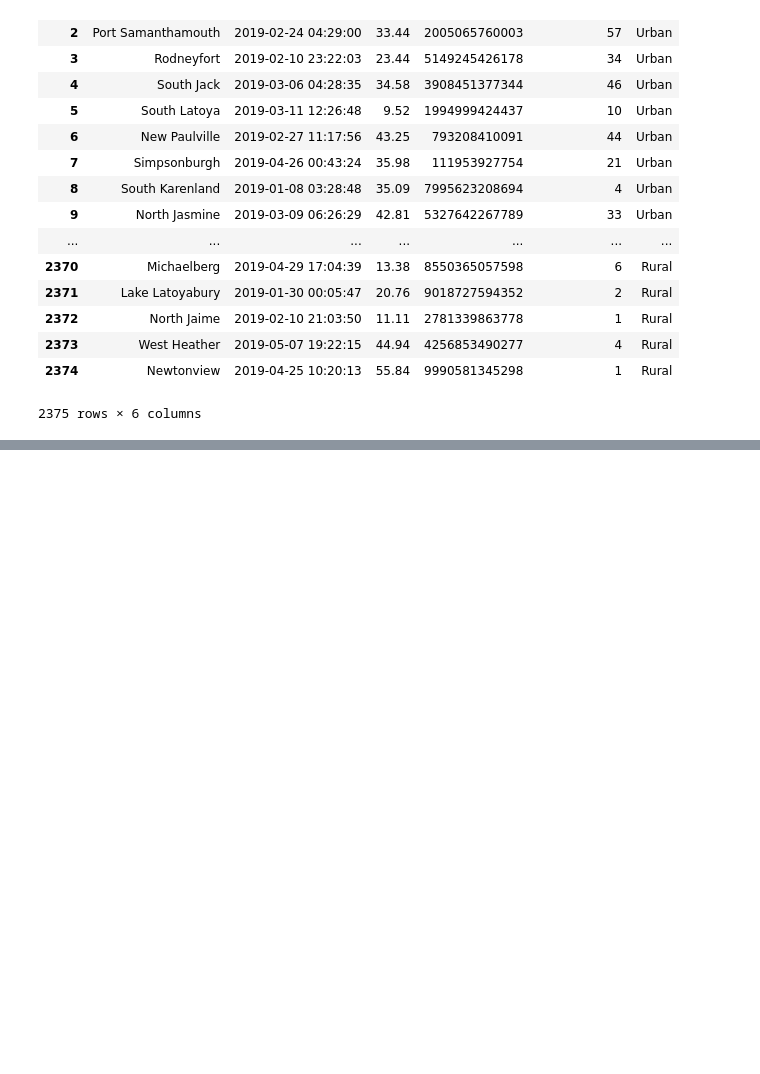
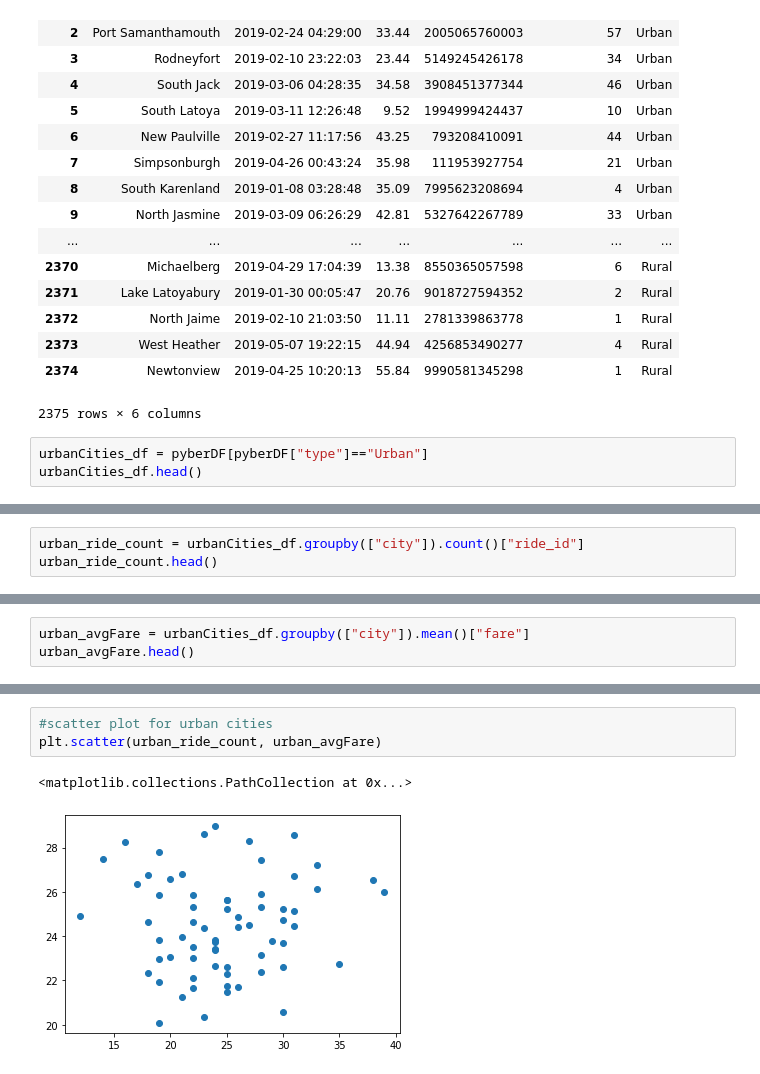
Before and after one commit to ZachOtto704/PyBer_Analysis, a Jupyter notebook: PyBer.ipynb, the cells around one changed output, grey strips where cells are left out. Saved outputs shown, nothing was run; the diff lists cells and outputs as text; blank space fills up the shorter version.

```diff
--- a/PyBer.ipynb
+++ b/PyBer.ipynb
@@ -125,3 +125,6 @@ pyberDF
 | 2373 | West Heather | 2019-05-07 19:22:15 | 44.94 | 4256853490277 | 4 | Rural |
 | 2374 | Newtonview | 2019-04-25 10:20:13 | 55.84 | 9990581345298 | 1 | Rural |
 2375 rows × 6 columns
+# %%
+urbanCities_df = pyberDF[pyberDF["type"]=="Urban"]
+urbanCities_df.head()
@@ -127,0 +158,3 @@ pyberDF
+# %%
+urban_ride_count = urbanCities_df.groupby(["city"]).count()["ride_id"]
+urban_ride_count.head()
@@ -127,0 +191,3 @@ pyberDF
+# %%
+urban_avgFare = urbanCities_df.groupby(["city"]).mean()["fare"]
+urban_avgFare.head()
@@ -127,0 +257,6 @@ pyberDF
+# %%
+#scatter plot for urban cities
+plt.scatter(urban_ride_count, urban_avgFare)
+# %% [output]
+<matplotlib.collections.PathCollection at 0x...>
+[figure, added]
```
Also changed, not shown: parts of 19 cells of this notebook.
